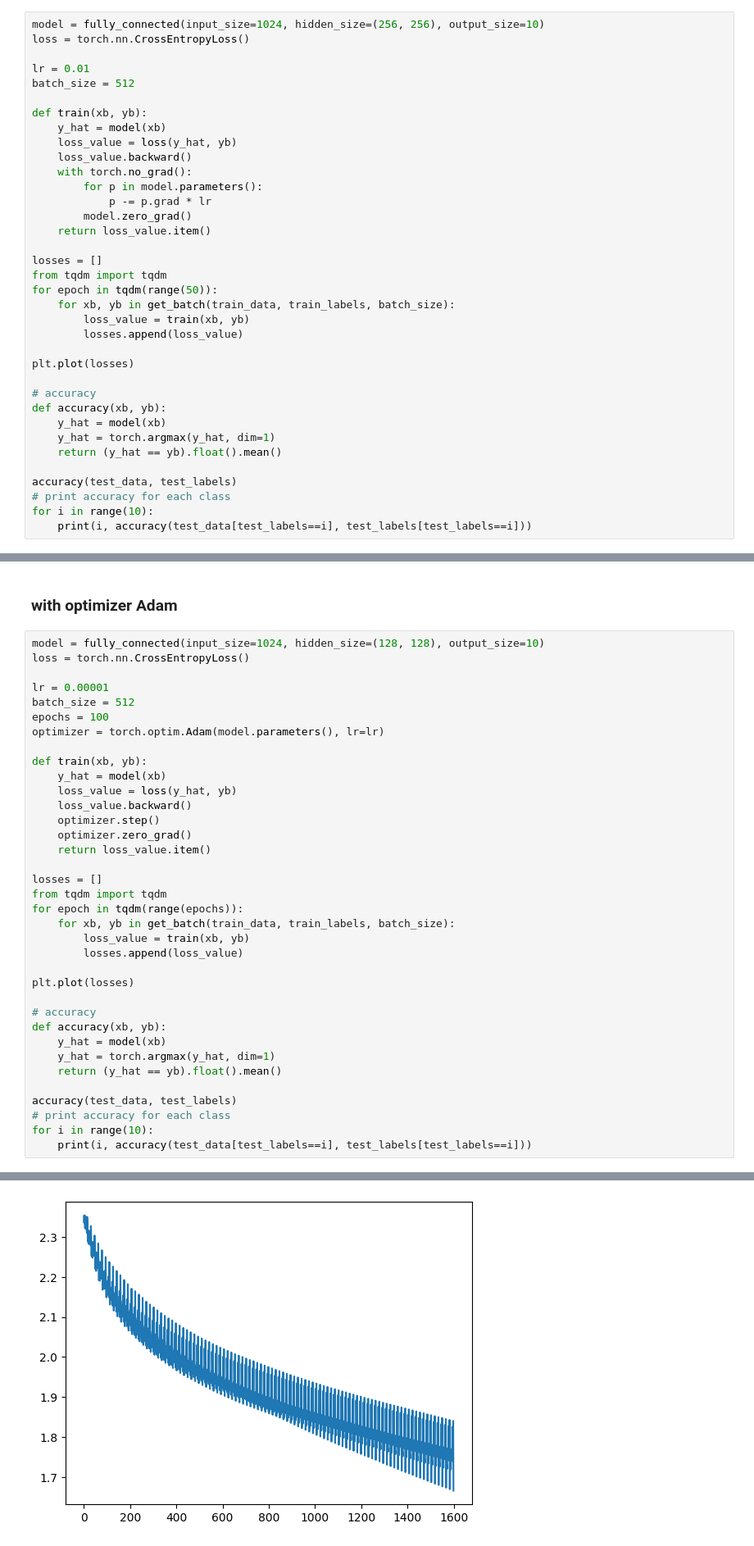
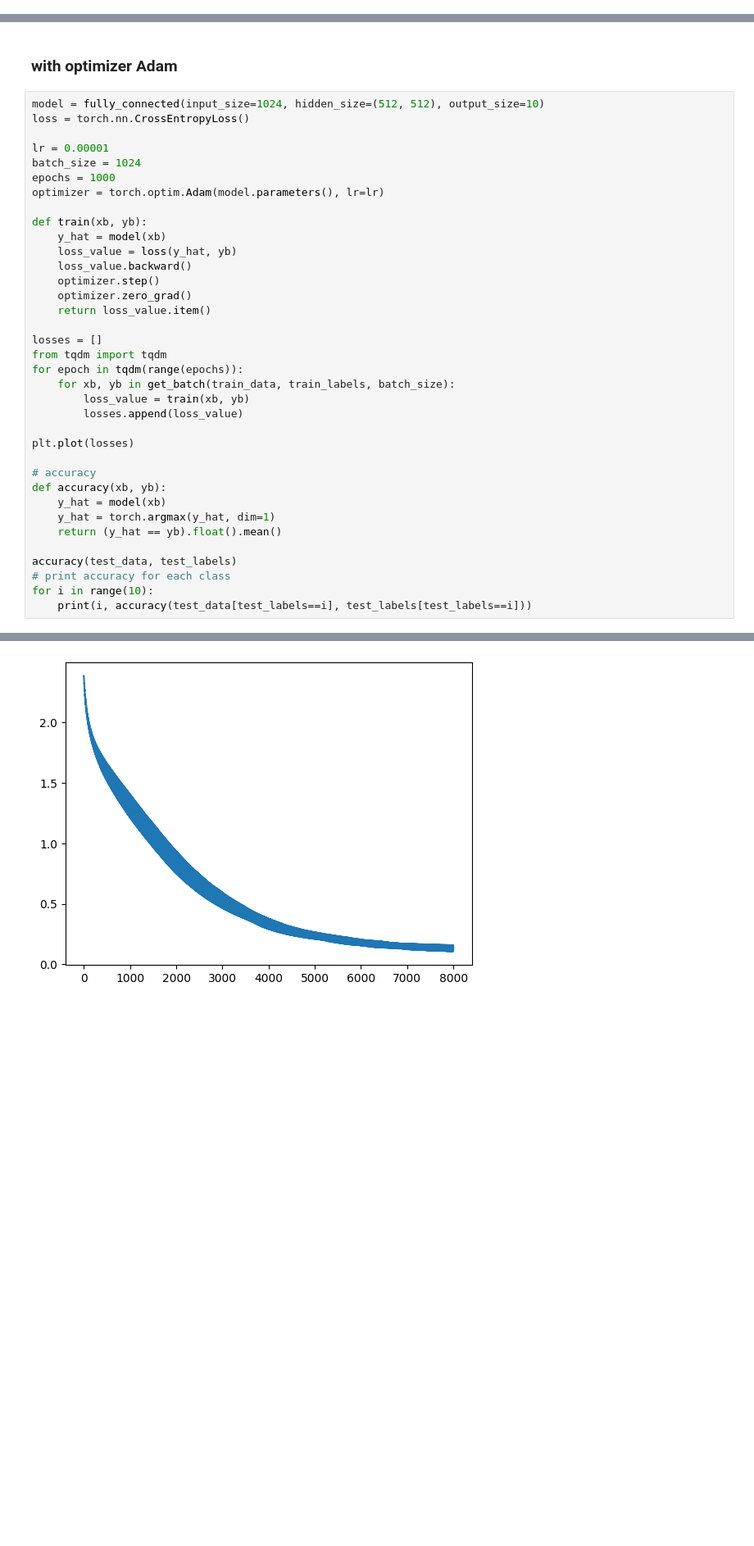
Before and after one commit to liamwan/fa21b_cifar10, a Jupyter notebook: cifar10_vorlage-wander.ipynb, the cells around one changed output, grey strips where cells are left out. Shown at 82% size. Saved outputs shown, nothing was run; the diff lists cells and outputs as text; blank space fills up the shorter version.

```diff
--- a/cifar10_vorlage-wander.ipynb
+++ b/cifar10_vorlage-wander.ipynb
@@ -158,36 +131,0 @@ def get_batch(x, y, batch_size):
-# %%
-model = fully_connected(input_size=1024, hidden_size=(256, 256), output_size=10)
-loss = torch.nn.CrossEntropyLoss()
-
-lr = 0.01
-batch_size = 512
-
-def train(xb, yb):
-    y_hat = model(xb)
-    loss_value = loss(y_hat, yb)
-    loss_value.backward()
-    with torch.no_grad():
-        for p in model.parameters():
-            p -= p.grad * lr
-        model.zero_grad()
-    return loss_value.item()
-
-losses = []
-from tqdm import tqdm
-for epoch in tqdm(range(50)):
-    for xb, yb in get_batch(train_data, train_labels, batch_size):
-        loss_value = train(xb, yb)
-        losses.append(loss_value)
-
-plt.plot(losses)
-
-# accuracy
-def accuracy(xb, yb):
-    y_hat = model(xb)
-    y_hat = torch.argmax(y_hat, dim=1)
-    return (y_hat == yb).float().mean()
-
-accuracy(test_data, test_labels)
-# print accuracy for each class
-for i in range(10):
-    print(i, accuracy(test_data[test_labels==i], test_labels[test_labels==i]))
@@ -206,12 +161,12 @@ for i in range(10):
 # %% [markdown]
 ### with optimizer Adam
 # %%
-model = fully_connected(input_size=1024, hidden_size=(128, 128), output_size=10)
+model = fully_connected(input_size=1024, hidden_size=(512, 512), output_size=10)
 loss = torch.nn.CrossEntropyLoss()
 
 lr = 0.00001
-batch_size = 512
-epochs = 100
+batch_size = 1024
+epochs = 1000
 optimizer = torch.optim.Adam(model.parameters(), lr=lr)
 
 def train(xb, yb):
@@ -255,4 +210,4 @@ for i in range(10):
-[figure, old version]
+[figure, new version]
 # %%
 # smooth the loss curve
 losses = np.array(losses)
```
Also changed, not shown: parts of 9 cells of this notebook, 1 other file.
